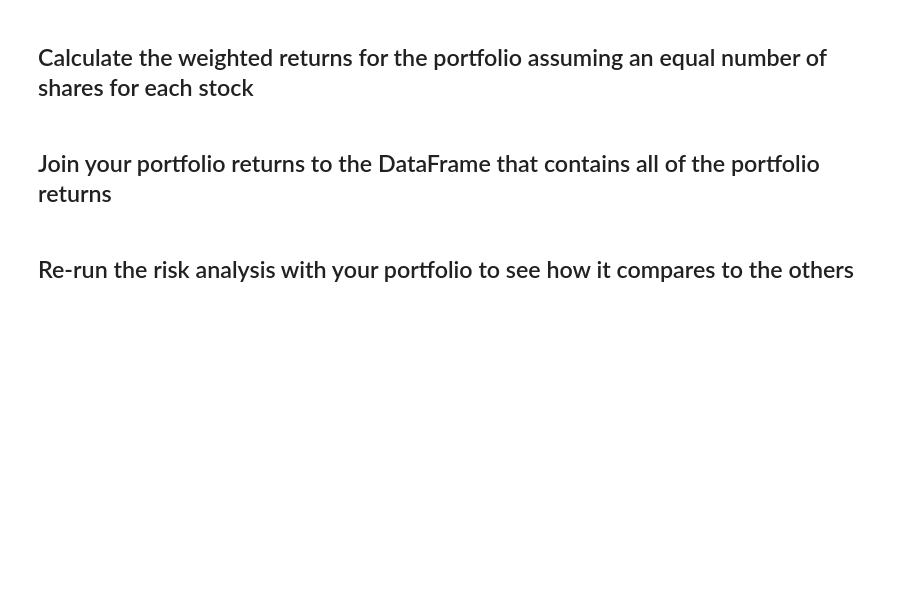
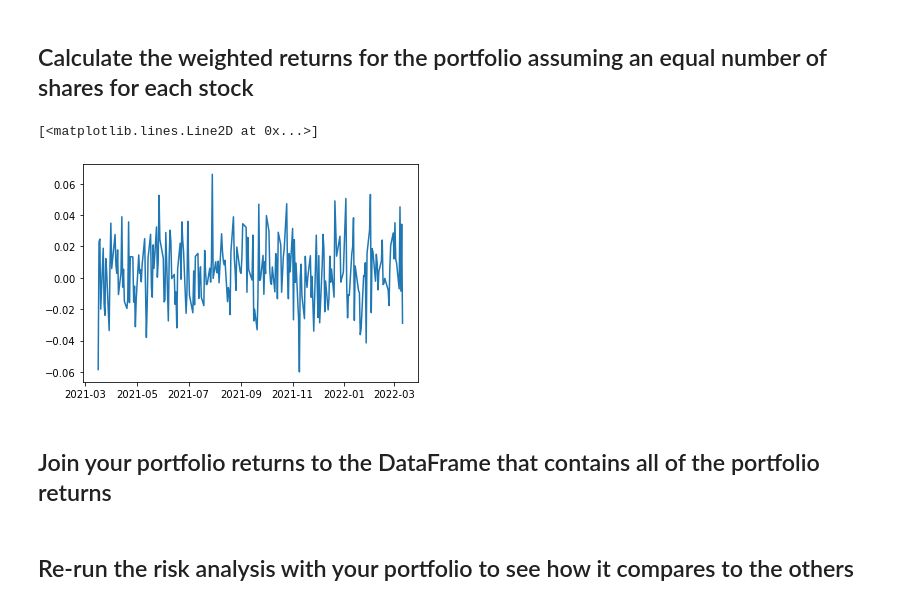
Before and after one commit to kcctudo/python-homework, a Jupyter notebook: whale_analysis.ipynb, the cells around one changed output. Drawn from its saved outputs; the diff is of its cells as text; code cells hidden in the pictures; blank space fills up the shorter version.

```diff
--- a/whale_analysis.ipynb
+++ b/whale_analysis.ipynb
@@ -293,10 +383,16 @@ In this section, you will build your own portfolio of stocks, calculate the retu
 # %%
 # Set weights
 weights = [1/3, 1/3, 1/3]
 
 # Calculate portfolio return
-
+portavgret_df = pd.DataFrame(portret_df.mean(axis=1))
+portavgret_df.columns = ['MyPort']
 # Display sample data
+portavgret_df
+plt.plot(portavgret_df)
+# %% [output]
+[<matplotlib.lines.Line2D at 0x...>]
+[figure, added]
 # %% [markdown]
 ## Join your portfolio returns to the DataFrame that contains all of the portfolio returns
 # %%
```
Also changed, not shown: parts of 37 cells of this notebook.
